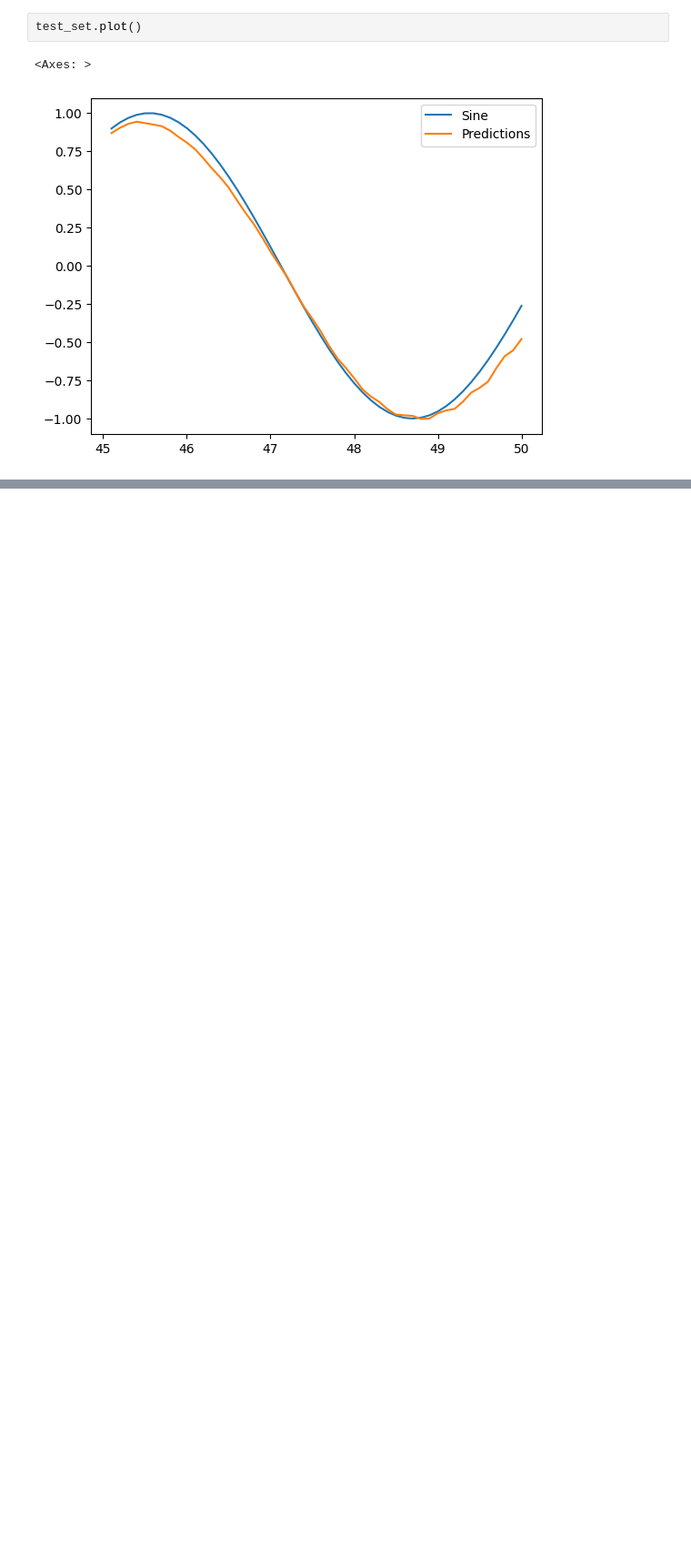
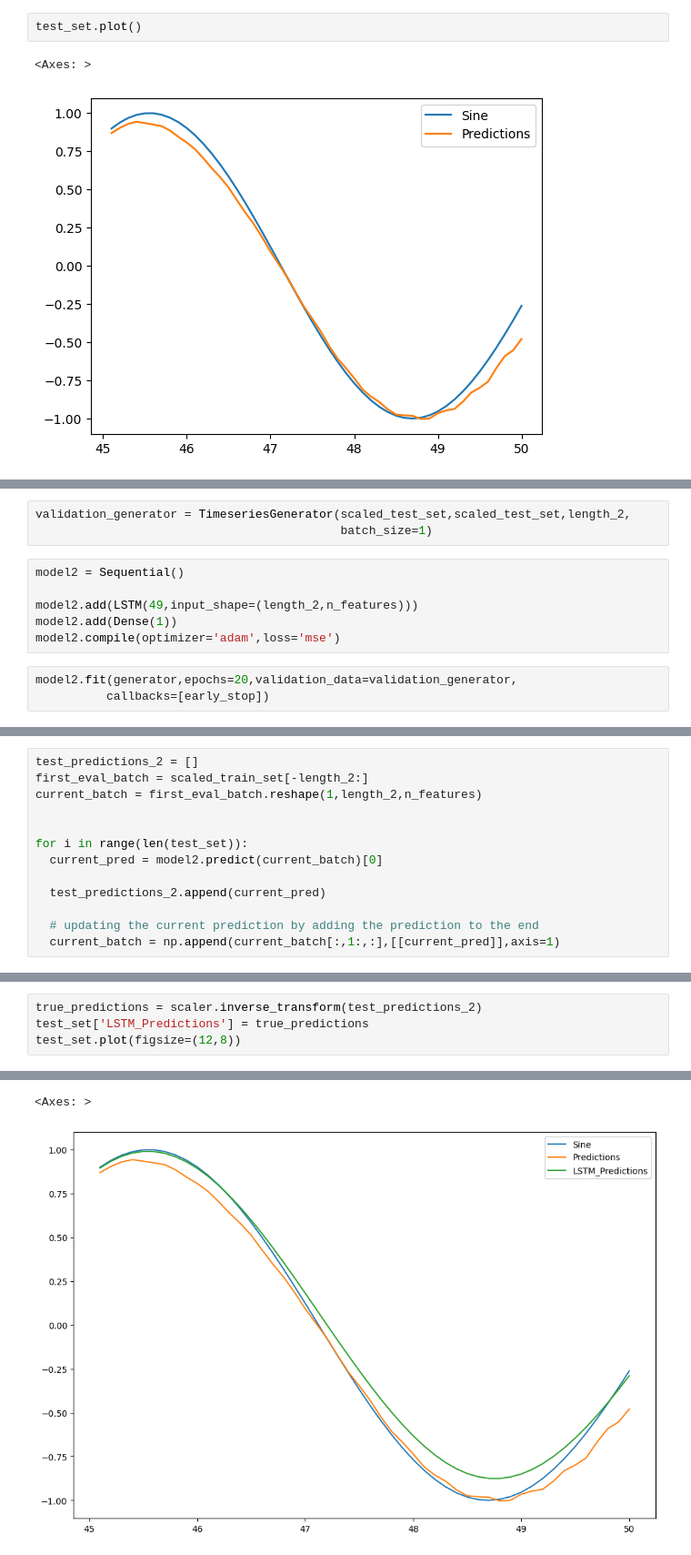
Before and after one commit to wereign/aera-vera-keras-nathu-geras, a Jupyter notebook: RNN_SineWave.ipynb, the cells around one changed output, grey strips where cells are left out. Shown: that part at 91% size. Drawn from its saved outputs; the diff is of its cells as text; blank space fills up the shorter version.

Commit message:
Completed LSTM, Forecasting

```diff
--- a/RNN_SineWave.ipynb
+++ b/RNN_SineWave.ipynb
@@ -367,0 +377,12 @@ test_set.plot()
+# %%
+validation_generator = TimeseriesGenerator(scaled_test_set,scaled_test_set,length_2,
+                                           batch_size=1)
+# %%
+model2 = Sequential()
+
+model2.add(LSTM(49,input_shape=(length_2,n_features)))
+model2.add(Dense(1))
+model2.compile(optimizer='adam',loss='mse')
+# %%
+model2.fit(generator,epochs=20,validation_data=validation_generator,
+          callbacks=[early_stop])
@@ -367,0 +405,13 @@ test_set.plot()
+# %%
+test_predictions_2 = []
+first_eval_batch = scaled_train_set[-length_2:]
+current_batch = first_eval_batch.reshape(1,length_2,n_features)
+
+
+for i in range(len(test_set)):
+  current_pred = model2.predict(current_batch)[0]
+
+  test_predictions_2.append(current_pred)
+
+  # updating the current prediction by adding the prediction to the end
+  current_batch = np.append(current_batch[:,1:,:],[[current_pred]],axis=1)
@@ -367,0 +436,5 @@ test_set.plot()
+# %%
+true_predictions = scaler.inverse_transform(test_predictions_2)
+test_set['LSTM_Predictions'] = true_predictions
+test_set.plot(figsize=(12,8))
+# %% [output]
@@ -367,0 +446,2 @@ test_set.plot()
+<Axes: >
+[figure, added]
```
Also changed, not shown: parts of 19 cells of this notebook.
